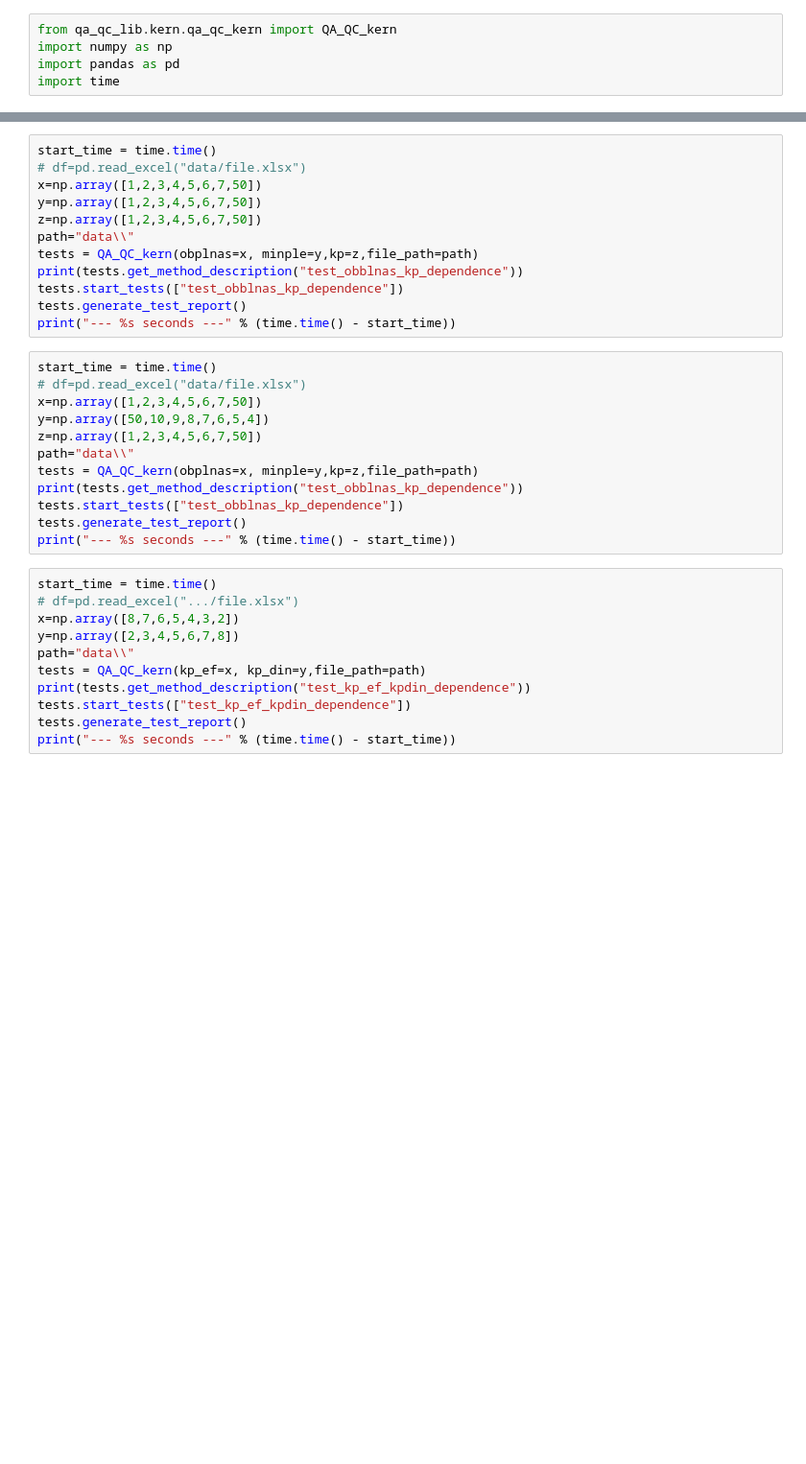
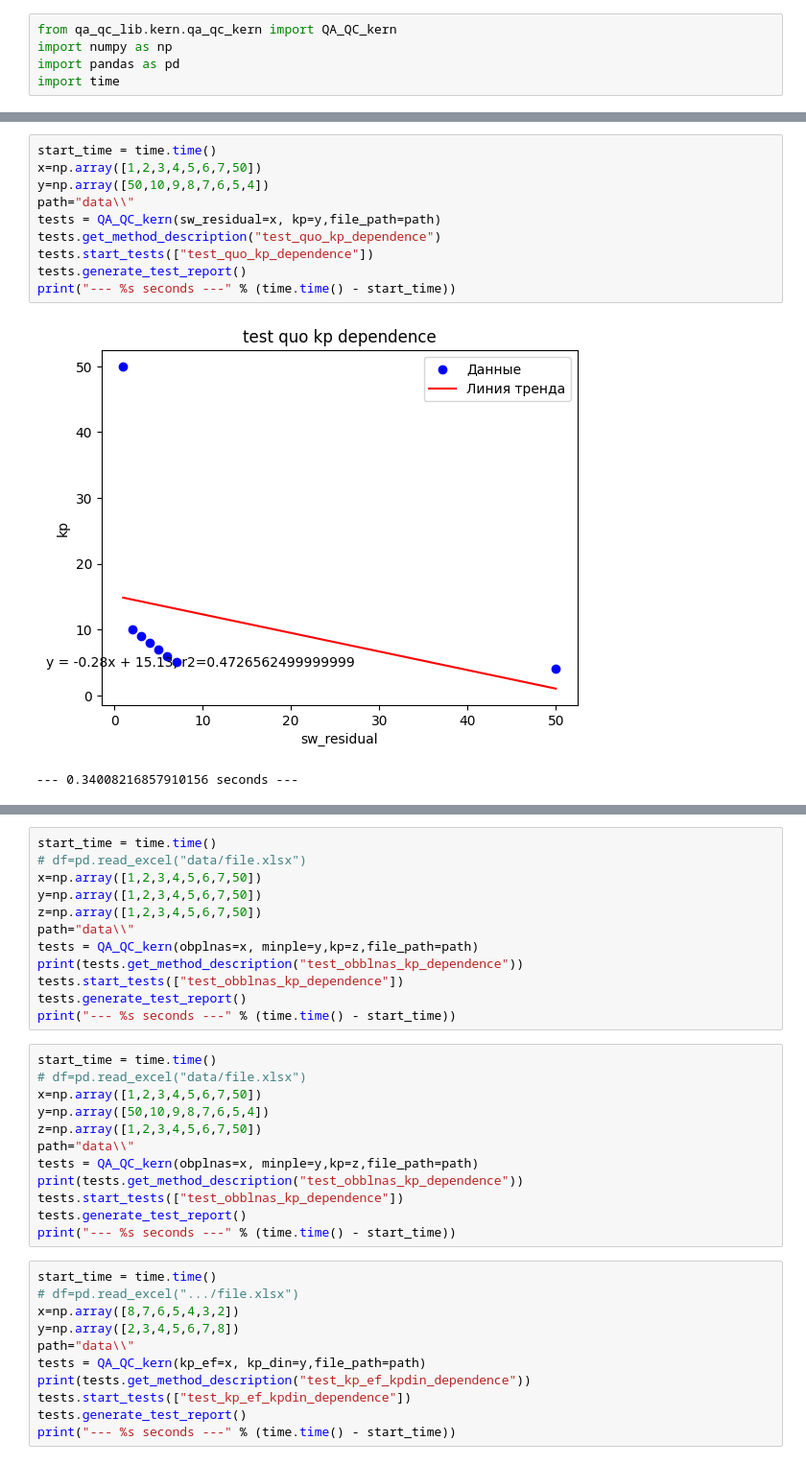
Before and after one commit to Salnikov-MaX/QA_QC_proj, a Jupyter notebook: qa_qc_lib/kern/workflow.ipynb, the cells around one changed output, grey strips where cells are left out. Shown at 96% size. Drawn from its saved outputs; the diff is of its cells as text; blank space fills up the shorter version.

```diff
--- a/qa_qc_lib/kern/workflow.ipynb
+++ b/qa_qc_lib/kern/workflow.ipynb
@@ -54,3 +109,16 @@ print("--- %s seconds ---" % (time.time() - start_time))
+# %%
+start_time = time.time()
+x=np.array([1,2,3,4,5,6,7,50])
+y=np.array([50,10,9,8,7,6,5,4])
+path="data\\"
+tests = QA_QC_kern(sw_residual=x, kp=y,file_path=path)
+tests.get_method_description("test_quo_kp_dependence")
+tests.start_tests(["test_quo_kp_dependence"])
+tests.generate_test_report()
+print("--- %s seconds ---" % (time.time() - start_time))
+# %% [output]
+[figure, added]
+--- 0.34008216857910156 seconds ---
 # %%
 start_time = time.time()
 df=pd.read_excel("data/Density-PoroOK(J-H).xlsx")
```
Also changed, not shown: parts of 59 cells of this notebook, 1 other file.
